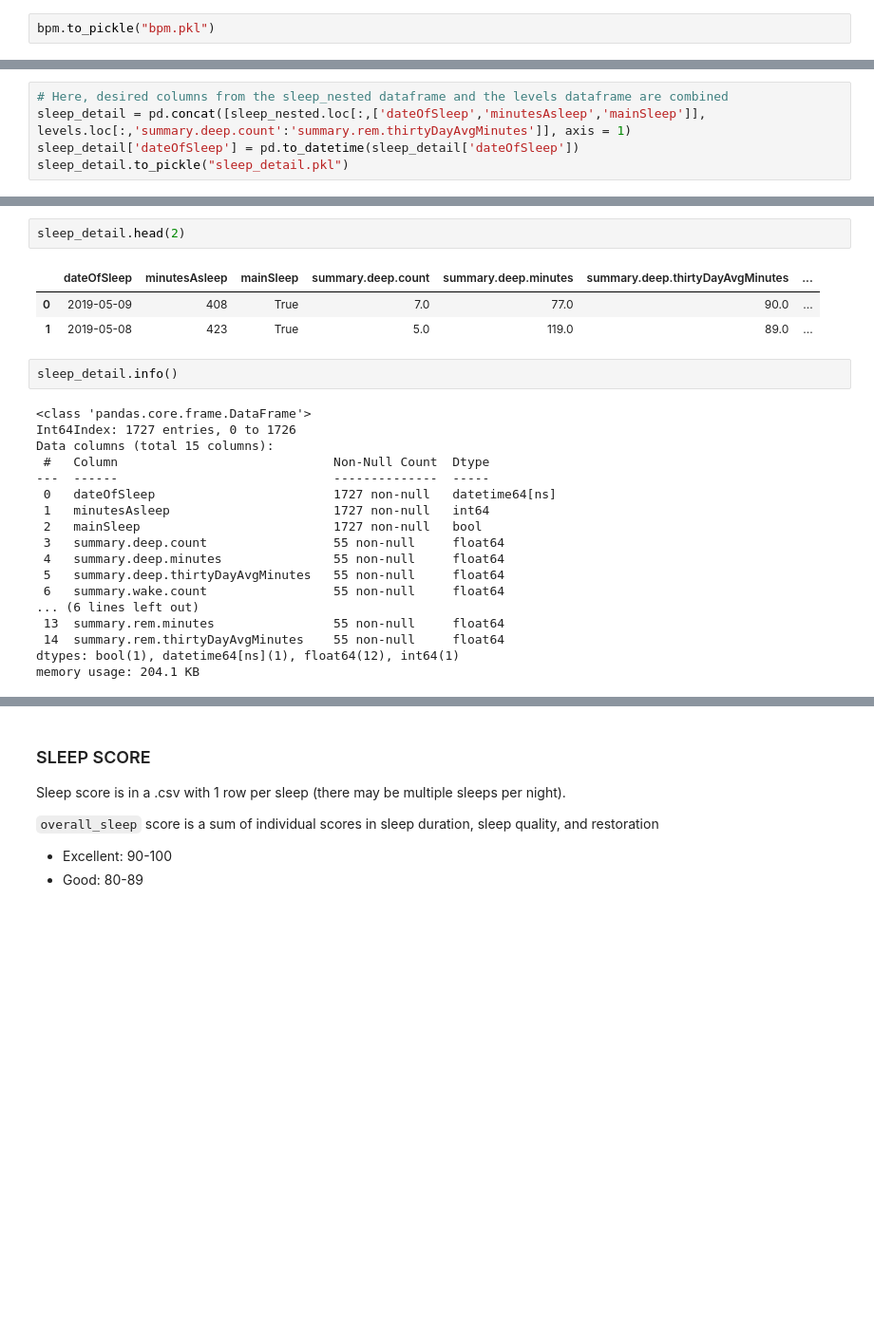
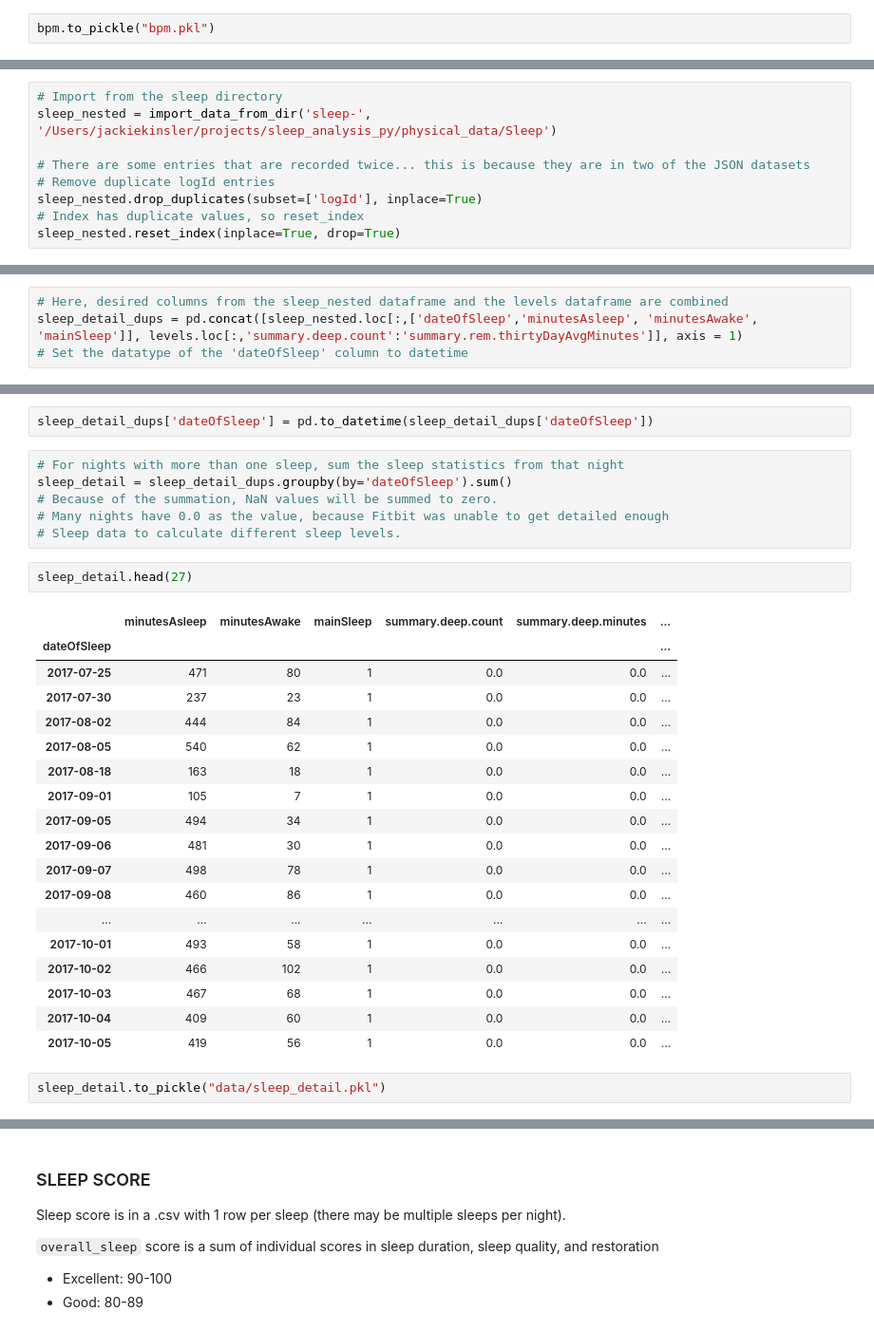
Before and after one commit to jackie-kinsler/sleep_analysis_py, a Jupyter notebook: get_and_clean_data.ipynb, the cells around one changed output, grey strips where cells are left out. Shown at 95% size. Cells and saved outputs as stored; diff of their text form; blank space fills up the shorter version.

Commit message:
Cleaning sleep detail data.

```diff
--- a/get_and_clean_data.ipynb
+++ b/get_and_clean_data.ipynb
@@ -113,0 +115,9 @@ levels = pd.json_normalize(df_sleep_nested['levels'])
+# %%
+# Import from the sleep directory
+sleep_nested = import_data_from_dir('sleep-', '/Users/jackiekinsler/projects/sleep_analysis_py/physical_data/Sleep')
+
+# There are some entries that are recorded twice... this is because they are in two of the JSON datasets
+# Remove duplicate logId entries
+sleep_nested.drop_duplicates(subset=['logId'], inplace=True)
+# Index has duplicate values, so reset_index
+sleep_nested.reset_index(inplace=True, drop=True)
@@ -114,5 +163,4 @@ levels = pd.json_normalize(df_sleep_nested['levels'])
 # %%
 # Here, desired columns from the sleep_nested dataframe and the levels dataframe are combined
-sleep_detail = pd.concat([sleep_nested.loc[:,['dateOfSleep','minutesAsleep','mainSleep']], levels.loc[:,'summary.deep.count':'summary.rem.thirtyDayAvgMinutes']], axis = 1)
-sleep_detail['dateOfSleep'] = pd.to_datetime(sleep_detail['dateOfSleep'])
-sleep_detail.to_pickle("sleep_detail.pkl")
+sleep_detail_dups = pd.concat([sleep_nested.loc[:,['dateOfSleep','minutesAsleep', 'minutesAwake', 'mainSleep']], levels.loc[:,'summary.deep.count':'summary.rem.thirtyDayAvgMinutes']], axis = 1)
+# Set the datatype of the 'dateOfSleep' column to datetime
@@ -119,26 +187,31 @@ sleep_detail.to_pickle("sleep_detail.pkl")
+# %%
+sleep_detail_dups['dateOfSleep'] = pd.to_datetime(sleep_detail_dups['dateOfSleep'])
+# %%
+# For nights with more than one sleep, sum the sleep statistics from that night
+sleep_detail = sleep_detail_dups.groupby(by='dateOfSleep').sum()
+# Because of the summation, NaN values will be summed to zero.
+# Many nights have 0.0 as the value, because Fitbit was unable to get detailed enough
+# Sleep data to calculate different sleep levels.
 # %%
-sleep_detail.head(2)
+sleep_detail.head(27)
 # %% [output]
-|  | dateOfSleep | minutesAsleep | mainSleep | summary.deep.count | summary.deep.minutes | summary.deep.thirtyDayAvgMinutes | ... |
-| 0 | 2019-05-09 | 408 | True | 7.0 | 77.0 | 90.0 | ... |
-| 1 | 2019-05-08 | 423 | True | 5.0 | 119.0 | 89.0 | ... |
+|  | minutesAsleep | minutesAwake | mainSleep | summary.deep.count | summary.deep.minutes | ... |
+| dateOfSleep |  |  |  |  |  | ... |
+| 2017-07-25 | 471 | 80 | 1 | 0.0 | 0.0 | ... |
+| 2017-07-30 | 237 | 23 | 1 | 0.0 | 0.0 | ... |
+| 2017-08-02 | 444 | 84 | 1 | 0.0 | 0.0 | ... |
+| 2017-08-05 | 540 | 62 | 1 | 0.0 | 0.0 | ... |
+| 2017-08-18 | 163 | 18 | 1 | 0.0 | 0.0 | ... |
+| 2017-09-01 | 105 | 7 | 1 | 0.0 | 0.0 | ... |
+| 2017-09-05 | 494 | 34 | 1 | 0.0 | 0.0 | ... |
+| 2017-09-06 | 481 | 30 | 1 | 0.0 | 0.0 | ... |
+| 2017-09-07 | 498 | 78 | 1 | 0.0 | 0.0 | ... |
+| 2017-09-08 | 460 | 86 | 1 | 0.0 | 0.0 | ... |
+| ... | ... | ... | ... | ... | ... | ... |
+| 2017-10-01 | 493 | 58 | 1 | 0.0 | 0.0 | ... |
+| 2017-10-02 | 466 | 102 | 1 | 0.0 | 0.0 | ... |
+| 2017-10-03 | 467 | 68 | 1 | 0.0 | 0.0 | ... |
+| 2017-10-04 | 409 | 60 | 1 | 0.0 | 0.0 | ... |
+| 2017-10-05 | 419 | 56 | 1 | 0.0 | 0.0 | ... |
-# %%
-sleep_detail.info()
-# %% [output]
-<class 'pandas.core.frame.DataFrame'>
-Int64Index: 1727 entries, 0 to 1726
-Data columns (total 15 columns):
- #   Column                             Non-Null Count  Dtype
----  ------                             --------------  -----
- 0   dateOfSleep                        1727 non-null   datetime64[ns]
- 1   minutesAsleep                      1727 non-null   int64
- 2   mainSleep                          1727 non-null   bool
- 3   summary.deep.count                 55 non-null     float64
- 4   summary.deep.minutes               55 non-null     float64
- 5   summary.deep.thirtyDayAvgMinutes   55 non-null     float64
- 6   summary.wake.count                 55 non-null     float64
-... (6 lines left out)
- 13  summary.rem.minutes                55 non-null     float64
- 14  summary.rem.thirtyDayAvgMinutes    55 non-null     float64
-dtypes: bool(1), datetime64[ns](1), float64(12), int64(1)
-memory usage: 204.1 KB
+# %%
+sleep_detail.to_pickle("data/sleep_detail.pkl")
```
Also changed, not shown: parts of 13 cells of this notebook.
